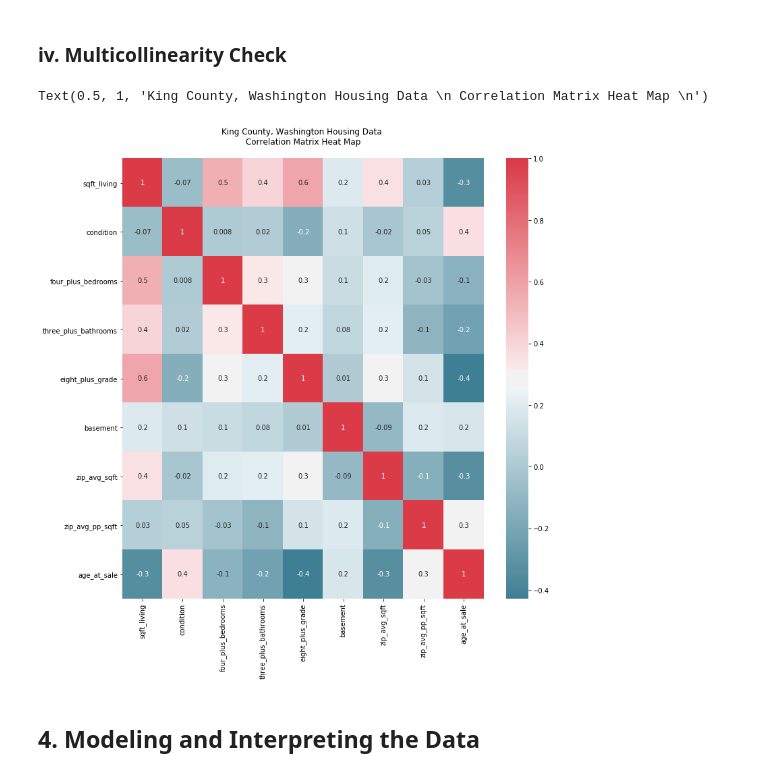
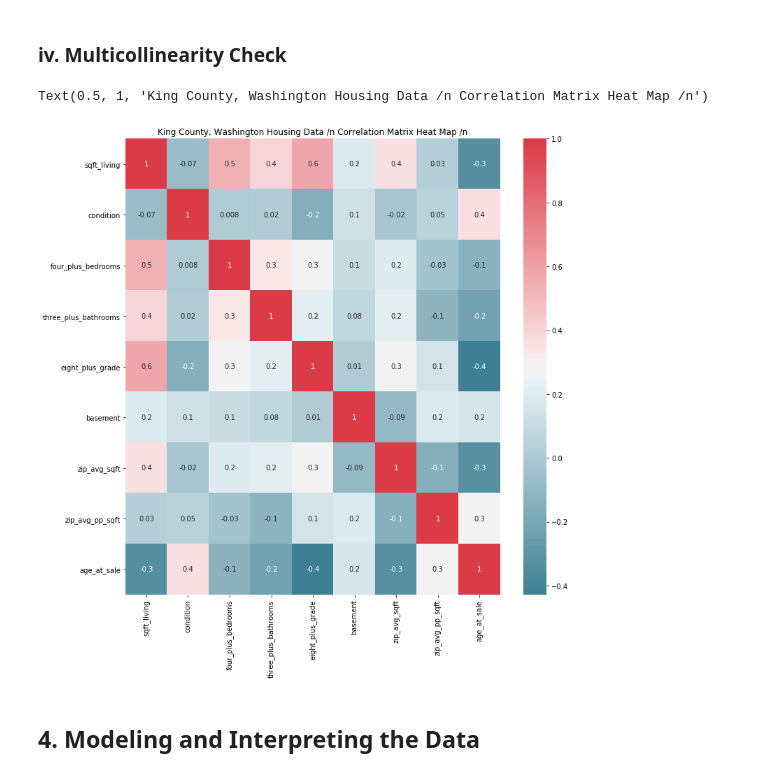
Before and after one commit to akuppan1/Module-2-Project, a Jupyter notebook: model.ipynb, the cells around one changed output. Saved outputs shown, nothing was run; the diff lists cells and outputs as text; code cells hidden in the pictures.

```diff
--- a/model.ipynb
+++ b/model.ipynb
@@ -256,10 +253,10 @@ t_data = data.copy()
 ### iv. Multicollinearity Check
 # %%
 corr_heat_map(data, drop_cols)
-plt.title('King County, Washington Housing Data \n Correlation Matrix Heat Map \n')
+plt.title('King County, Washington Housing Data /n Correlation Matrix Heat Map /n')
 # %% [output]
-Text(0.5, 1, 'King County, Washington Housing Data \n Correlation Matrix Heat Map \n')
+Text(0.5, 1, 'King County, Washington Housing Data /n Correlation Matrix Heat Map /n')
-[figure, old version]
+[figure, new version]
 # %% [markdown]
 ## 4. Modeling and Interpreting the Data
 # %% [markdown]
```
Also changed, not shown: parts of 4 cells of this notebook, 1 other file.
